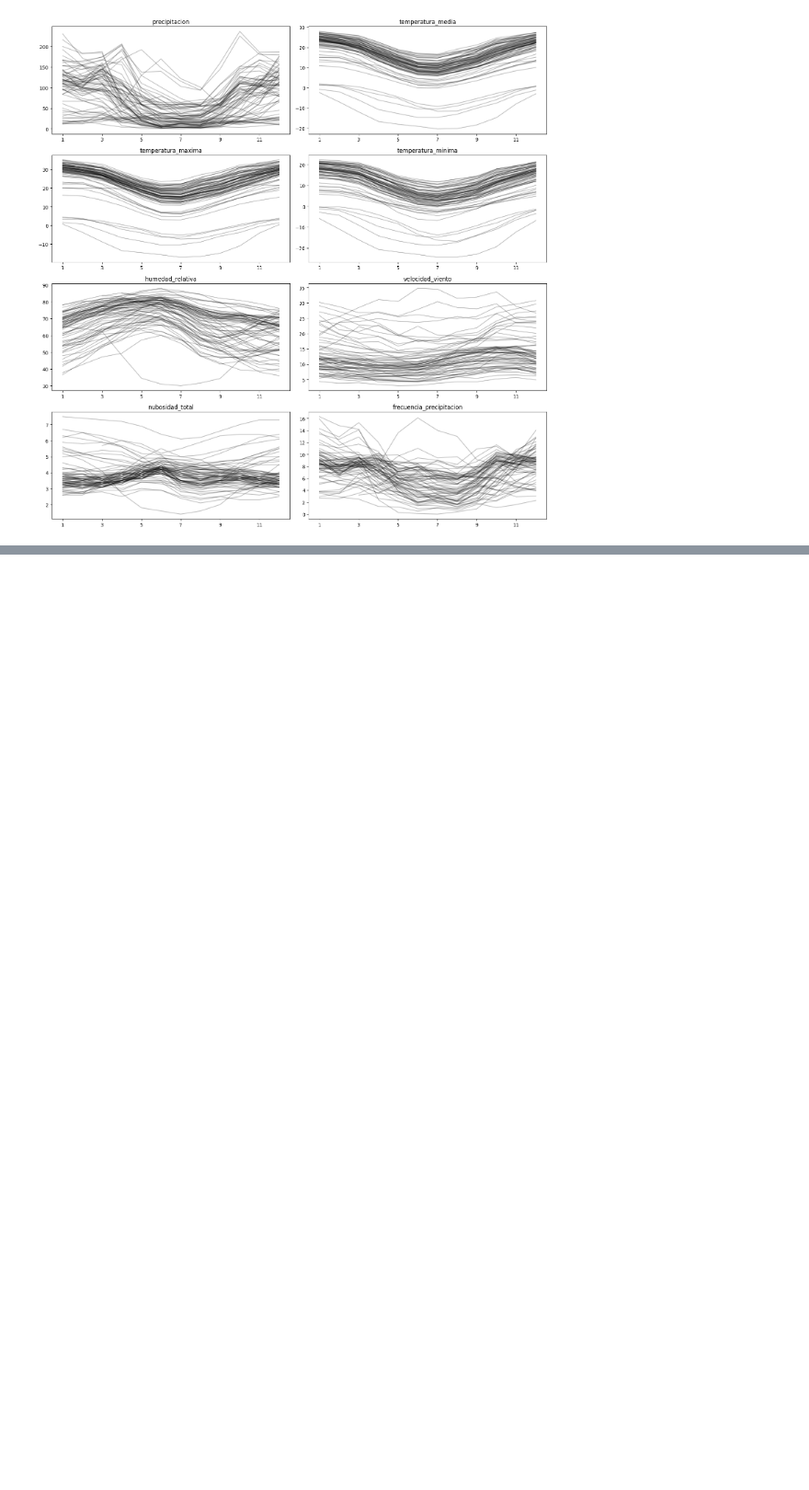
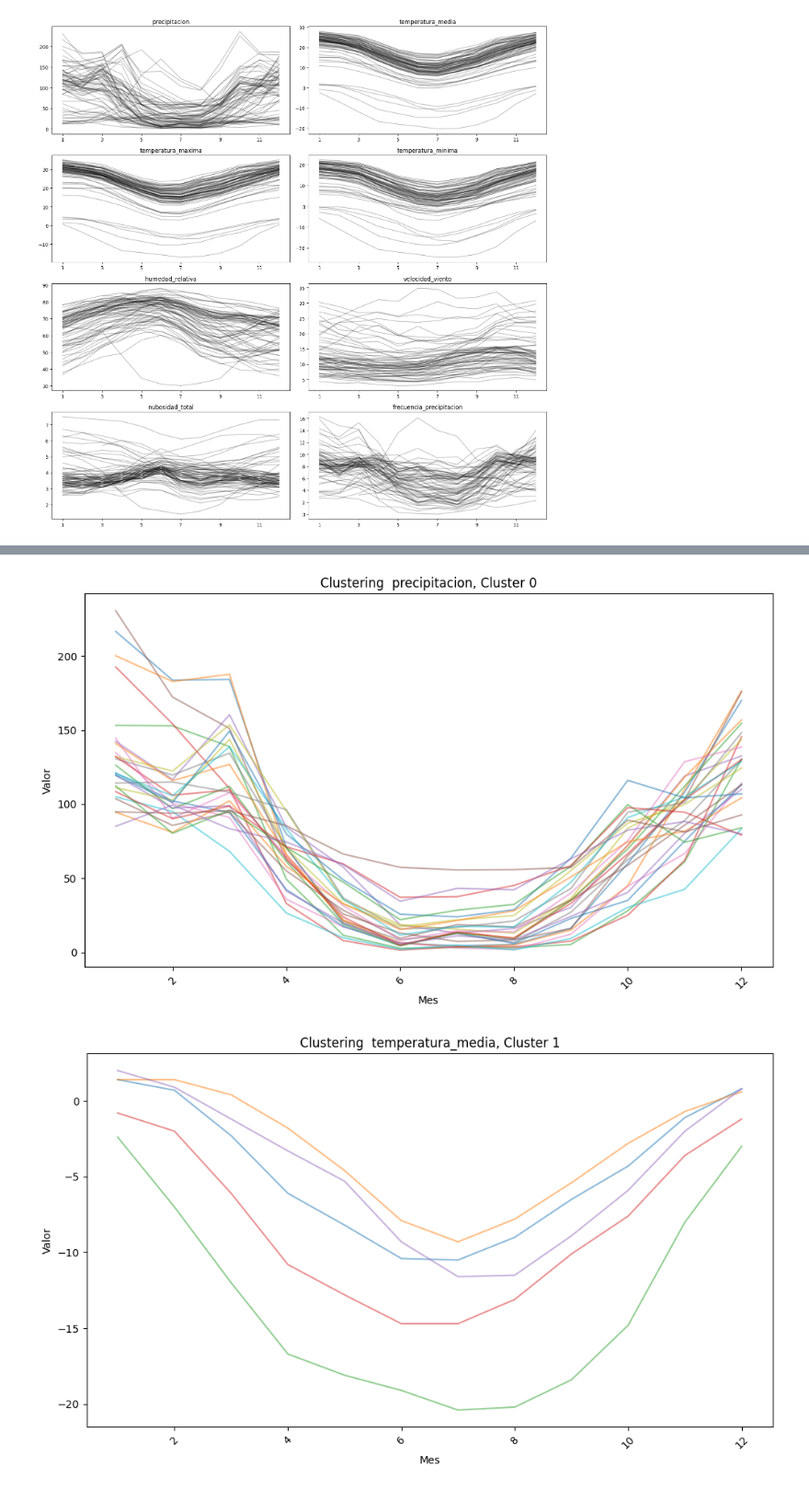
Before and after one commit to marianataglio/seriestemporales, a Jupyter notebook: ej_1.ipynb, the cells around one changed output, grey strips where cells are left out. Shown at 92% size. Cells and saved outputs as stored; diff of their text form; code cells hidden in the pictures; blank space fills up the shorter version.

```diff
--- a/ej_1.ipynb
+++ b/ej_1.ipynb
@@ -145,3 +140,0 @@ matriz_prec = precipitacion.dropna()[precipitacion.columns[2:]]
-# %%
-km = KMeans(n_clusters=3)
-km.fit(matriz_prec)
@@ -191,0 +204,43 @@ plt.show()
+# %%
+from sklearn.cluster import KMeans
+
+def calculate_kmeans(metrics):
+
+    kmeans_results = {}
+    for metric_name, df in metrics:
+        matriz = df.dropna()[df.columns[2:]]
+        km = KMeans(n_clusters=3)
+        km.fit(matriz)
+
+        kmeans_results[metric_name] = km.labels_
+
+    return kmeans_results
+# %%
+kmeans_labels = calculate_kmeans(metrics)
+# %%
+def plot_clustered_data(kmeans_labels, metrics, metric_name, cluster_number):
+    plt.figure(figsize=(10, 6))
+
+    cluster_labels = kmeans_labels[metric_name]
+
+    metric_df = next((df for name, df in metrics if name == metric_name), None)
+    if metric_df is None:
+        print("Metric not found.")
+        return
+
+    months = metric_df.columns[2:]
+
+    matriz = metric_df.dropna()[metric_df.columns[2:]]
+
+    cluster_data = matriz[cluster_labels == cluster_number].T
+    plt.plot(months, cluster_data, label=f"Cluster {cluster_number}", alpha=0.5)
+
+    plt.title(f"Clustering  {metric_name}, Cluster {cluster_number}")
+    plt.xlabel("Mes")
+    plt.ylabel("Valor")
+    plt.xticks(rotation=45)
+    plt.tight_layout()
+    plt.show()
+# %% [output]
+[figure, added]
+[figure, added]
```
Also changed, not shown: parts of 13 cells of this notebook.
